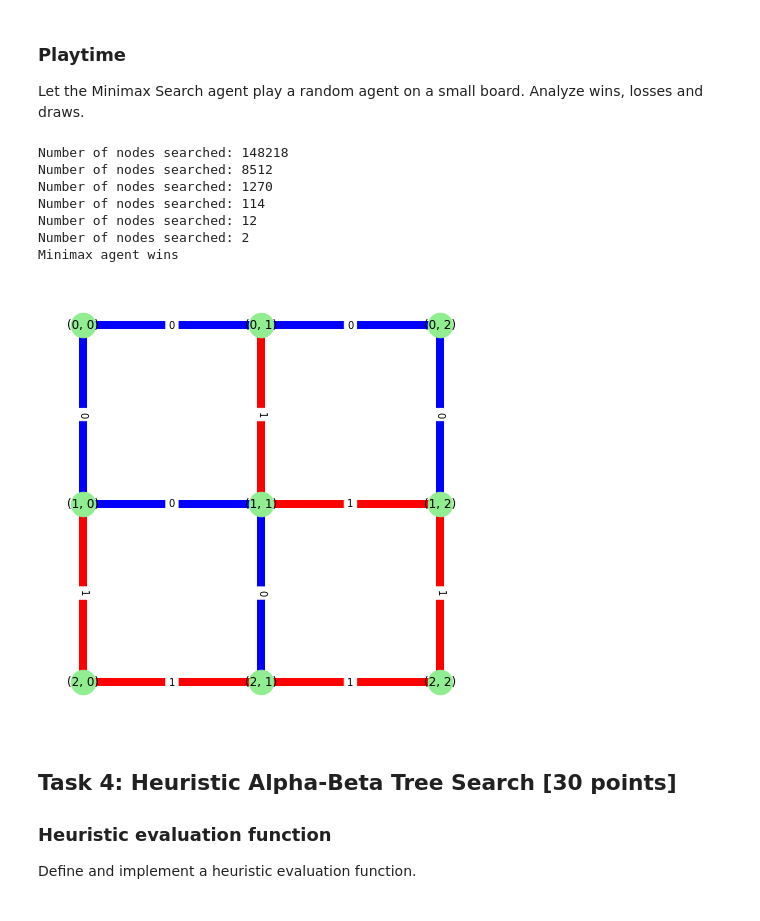
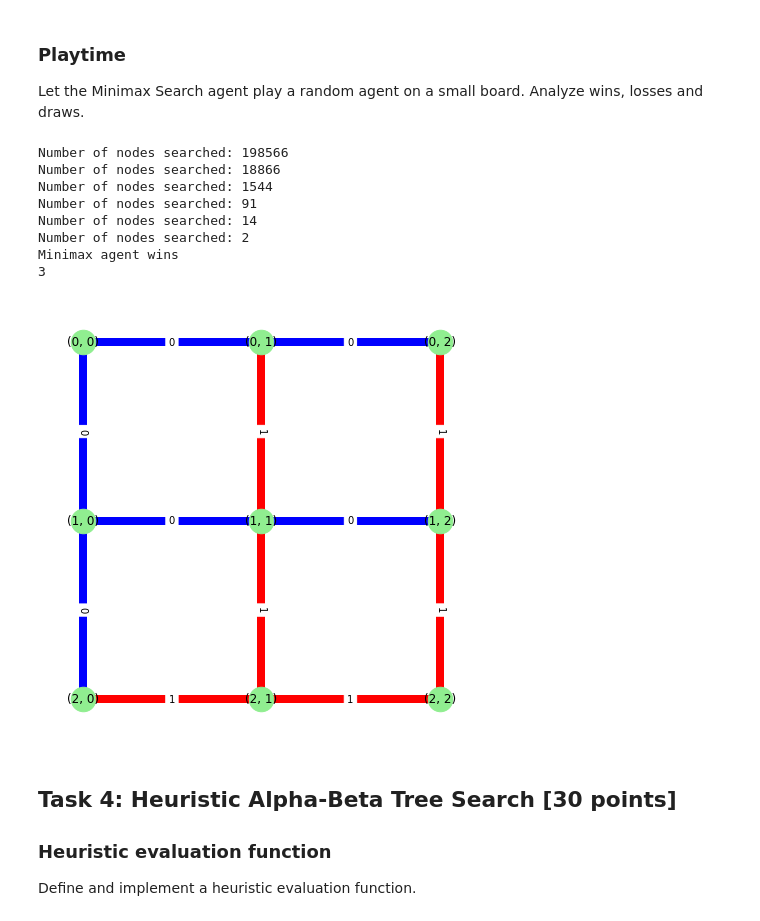
Before and after one commit to WillStrickland13/CS7320-AI, a Jupyter notebook: Games/assignment_dots_and_boxes.ipynb, the cells around one changed output. Cells and saved outputs as stored; diff of their text form; code cells hidden in the pictures.

```diff
--- a/Games/assignment_dots_and_boxes.ipynb
+++ b/Games/assignment_dots_and_boxes.ipynb
@@ -209,7 +215,7 @@ def utility(board,player):
         return -1
     else:
         return None
-def checkWin(board):
+def checkWin(board,edgeLabels):
     player1=0
     player0=0
 
@@ -246,11 +252,11 @@ def checkWin(board):
                 else:
                     player0+=1
     if(player1>player0):
-        return 1
+        return 1,player1
     elif(player0>player1):
-        return 0
+        return 0,player0
     else:
-        return None
+        return None,0
 def actions(board):
     #initialize list of actions to none
     acts=[]
@@ -837,31 +843,34 @@ Let the Minimax Search agent play a random agent on a small board. Analyze wins,
 # %%
 # Your code/ answer goes here.
 # Everytime this was ran, the minimax agent won
 edgeLabels = {}
 board = {
     'n': 3,  ### hoizontal dots
     'm': 3   ### vertical dots
 }
 G = nx.grid_2d_graph(board['n'], board['m'])
 createEmptyBoard(G,edgeLabels)
 while not terminal(board):
             random_player(board, 1,edgeLabels,G)
             if not terminal(board):
                 move=alpha_beta_search(board,0)
                 addEdge(G,board,move["move"][1],move["move"][2],move["move"][0],0,edgeLabels)
 
 drawBoard(G,edgeLabels)
-if checkWin(board)==0:
+winner, score = checkWin(board)
+if winner==0:
     print("Minimax agent wins")
+    print(score)
 # %% [output]
-Number of nodes searched: 148218
-Number of nodes searched: 8512
-Number of nodes searched: 1270
-Number of nodes searched: 114
-Number of nodes searched: 12
+Number of nodes searched: 198566
+Number of nodes searched: 18866
+Number of nodes searched: 1544
+Number of nodes searched: 91
+Number of nodes searched: 14
 Number of nodes searched: 2
 Minimax agent wins
+3
-[figure, old version]
+[figure, new version]
 # %% [markdown]
 ## Task 4: Heuristic Alpha-Beta Tree Search [30 points]
 
```
Also changed, not shown: parts of 16 cells of this notebook.
